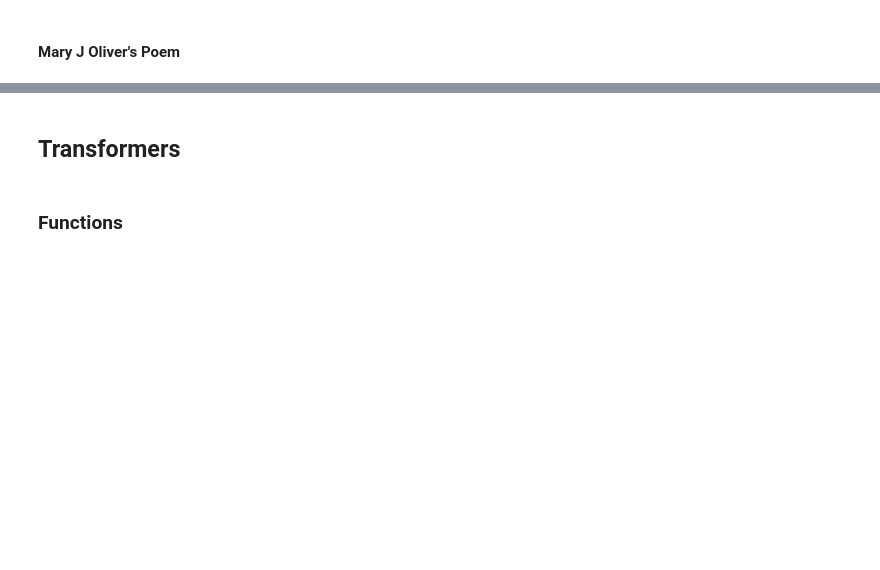
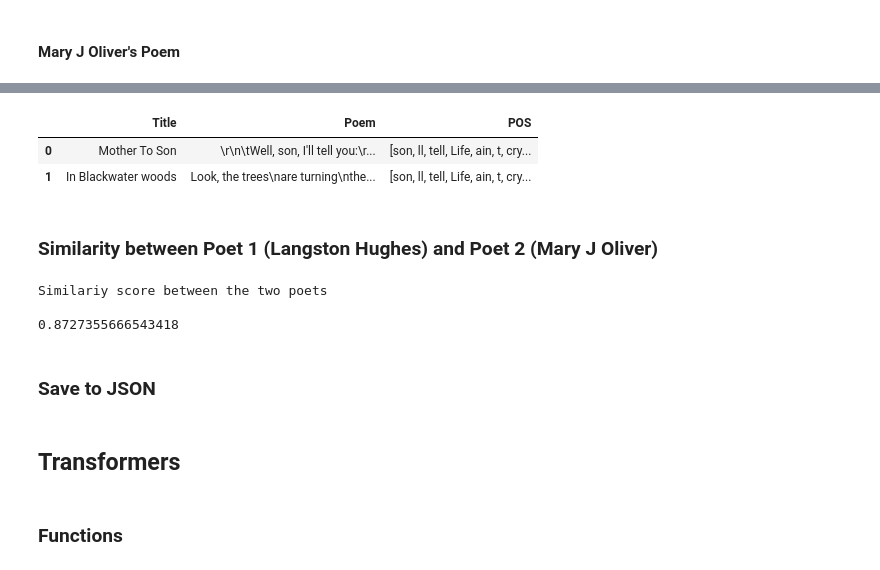
Before and after one commit to AbrahamKong/CMPE257-NLP_Poem_Scrpaing, a Jupyter notebook: NLP_Poem_Scraping.ipynb, the cells around one changed output, grey strips where cells are left out. Cells and saved outputs as stored; diff of their text form; code cells hidden in the pictures; blank space fills up the shorter version.

```diff
--- a/NLP_Poem_Scraping.ipynb
+++ b/NLP_Poem_Scraping.ipynb
@@ -314,0 +246,20 @@ MJO_DF.to_csv('/content/drive/MyDrive/SJSU/CMPE 257/Homework 9a/DataSets/mary_j_
+# %%
+poems
+# %% [output]
+|  | Title | Poem | POS |
+| 0 | Mother To Son | \r\n\tWell, son, I'll tell you:\r... | [son, ll, tell, Life, ain, t, cry... |
+| 1 | In Blackwater woods | Look, the trees\nare turning\nthe... | [son, ll, tell, Life, ain, t, cry... |
+# %% [markdown]
+### Similarity between Poet 1 (Langston Hughes) and Poet 2 (Mary J Oliver)
+# %%
+poet1= nlp(corpus1)
+poet2= nlp(corpus2)
+
+print('Similariy score between the two poets\n')
+print(poet1.similarity(poet2))
+# %% [output]
+Similariy score between the two poets
+
+0.8727355666543418
+# %% [markdown]
+### Save to JSON
```
Also changed, not shown: parts of 68 cells of this notebook.
